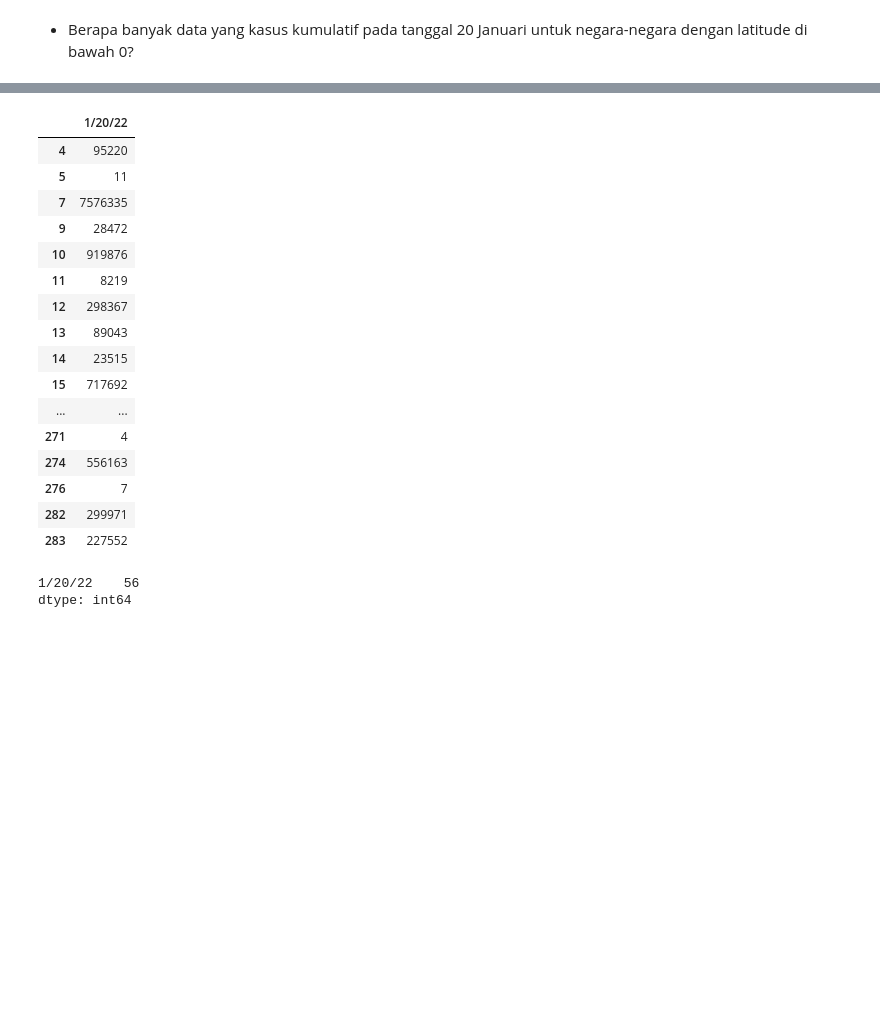
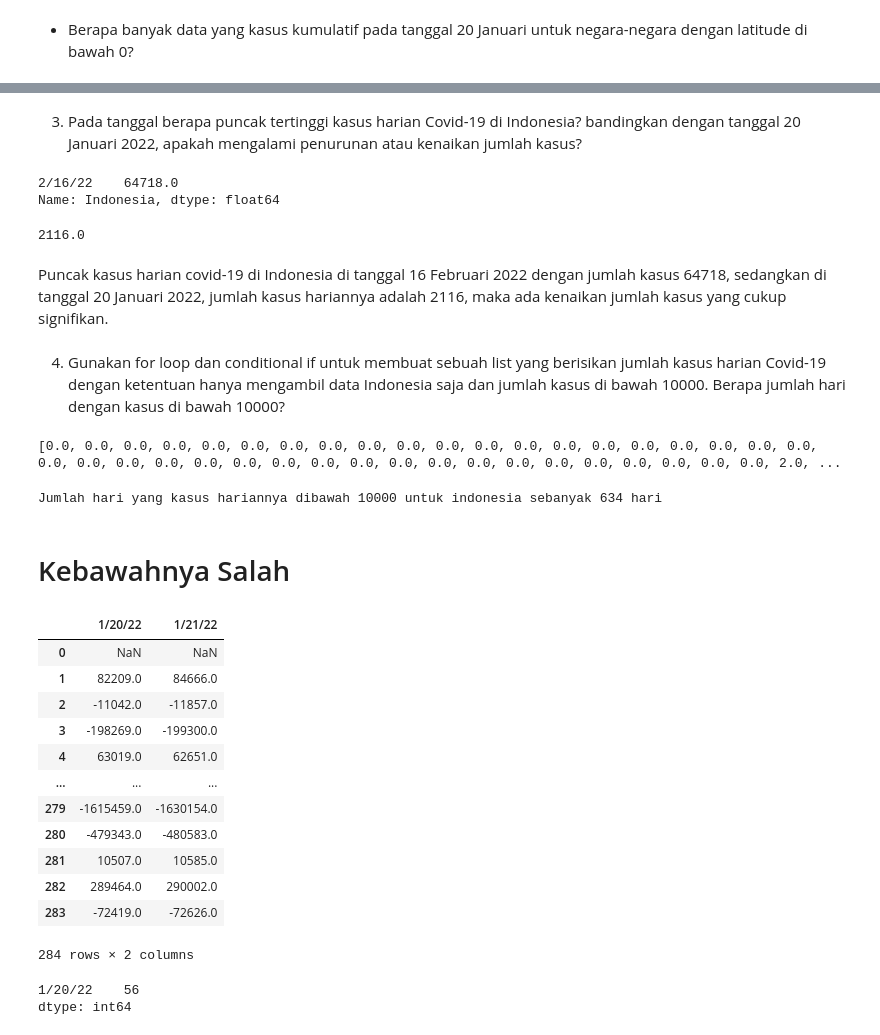
Before and after one commit to Luthfifadhlillah55/Live_Code, a Jupyter notebook: h8_p0lc1_Luthfi_Fadhlillah.ipynb, the cells around one changed output, grey strips where cells are left out. Drawn from its saved outputs; the diff is of its cells as text; code cells hidden in the pictures; blank space fills up the shorter version.

```diff
--- a/h8_p0lc1_Luthfi_Fadhlillah.ipynb
+++ b/h8_p0lc1_Luthfi_Fadhlillah.ipynb
@@ -106,0 +170,2 @@ data
+# %% [markdown]
+3. Pada tanggal berapa puncak tertinggi kasus harian Covid-19 di Indonesia? bandingkan dengan tanggal 20 Januari 2022, apakah mengalami penurunan atau kenaikan jumlah kasus?
@@ -106,0 +174,15 @@ data
+# %%
+indo = data_kasus_harian['Indonesia']
+puncak_indo = indo.max()
+indo[indo==puncak_indo]
+# %% [output]
+2/16/22    64718.0
+Name: Indonesia, dtype: float64
+# %%
+indo.loc['1/20/22']
+# %% [output]
+2116.0
+# %% [markdown]
+Puncak kasus harian covid-19 di Indonesia di tanggal 16 Februari 2022 dengan jumlah kasus 64718, sedangkan di tanggal 20 Januari 2022, jumlah kasus hariannya adalah 2116, maka ada kenaikan jumlah kasus yang cukup signifikan.
+# %% [markdown]
+4. Gunakan for loop dan conditional if untuk membuat sebuah list yang berisikan jumlah kasus harian Covid-19 dengan ketentuan hanya mengambil data Indonesia saja dan jumlah kasus di bawah 10000. Berapa jumlah hari dengan kasus di bawah 10000?
@@ -107,23 +194,29 @@ data
+# %%
+print(kasus_10000)
+# %% [output]
+[0.0, 0.0, 0.0, 0.0, 0.0, 0.0, 0.0, 0.0, 0.0, 0.0, 0.0, 0.0, 0.0, 0.0, 0.0, 0.0, 0.0, 0.0, 0.0, 0.0, 0.0, 0.0, 0.0, 0.0, 0.0, 0.0, 0.0, 0.0, 0.0, 0.0, 0.0, 0.0, 0.0, 0.0, 0.0, 0.0, 0.0, 0.0, 0.0, 2.0, ...
+# %%
+print('Jumlah hari yang kasus hariannya dibawah 10000 untuk indonesia sebanyak', len(kasus_10000), 'hari')
+# %% [output]
+Jumlah hari yang kasus hariannya dibawah 10000 untuk indonesia sebanyak 634 hari
+# %% [markdown]
+# Kebawahnya Salah
 # %%
-data[data['Lat'] < 0][['1/20/22']]
+data[['1/20/22', '1/21/22']].diff()
 # %% [output]
-|  | 1/20/22 |
-| 4 | 95220 |
-| 5 | 11 |
-| 7 | 7576335 |
-| 9 | 28472 |
-| 10 | 919876 |
-| 11 | 8219 |
-| 12 | 298367 |
-| 13 | 89043 |
-| 14 | 23515 |
-| 15 | 717692 |
-| ... | ... |
-| 271 | 4 |
-| 274 | 556163 |
-| 276 | 7 |
-| 282 | 299971 |
-| 283 | 227552 |
+|  | 1/20/22 | 1/21/22 |
+| 0 | NaN | NaN |
+| 1 | 82209.0 | 84666.0 |
+| 2 | -11042.0 | -11857.0 |
+| 3 | -198269.0 | -199300.0 |
+| 4 | 63019.0 | 62651.0 |
+| ... | ... | ... |
+| 279 | -1615459.0 | -1630154.0 |
+| 280 | -479343.0 | -480583.0 |
+| 281 | 10507.0 | 10585.0 |
+| 282 | 289464.0 | 290002.0 |
+| 283 | -72419.0 | -72626.0 |
+284 rows × 2 columns
 # %%
 data[data['Lat'] < 0][['1/20/22']].count()
 # %% [output]
```
Also changed, not shown: parts of 22 cells of this notebook, 4 other files.
